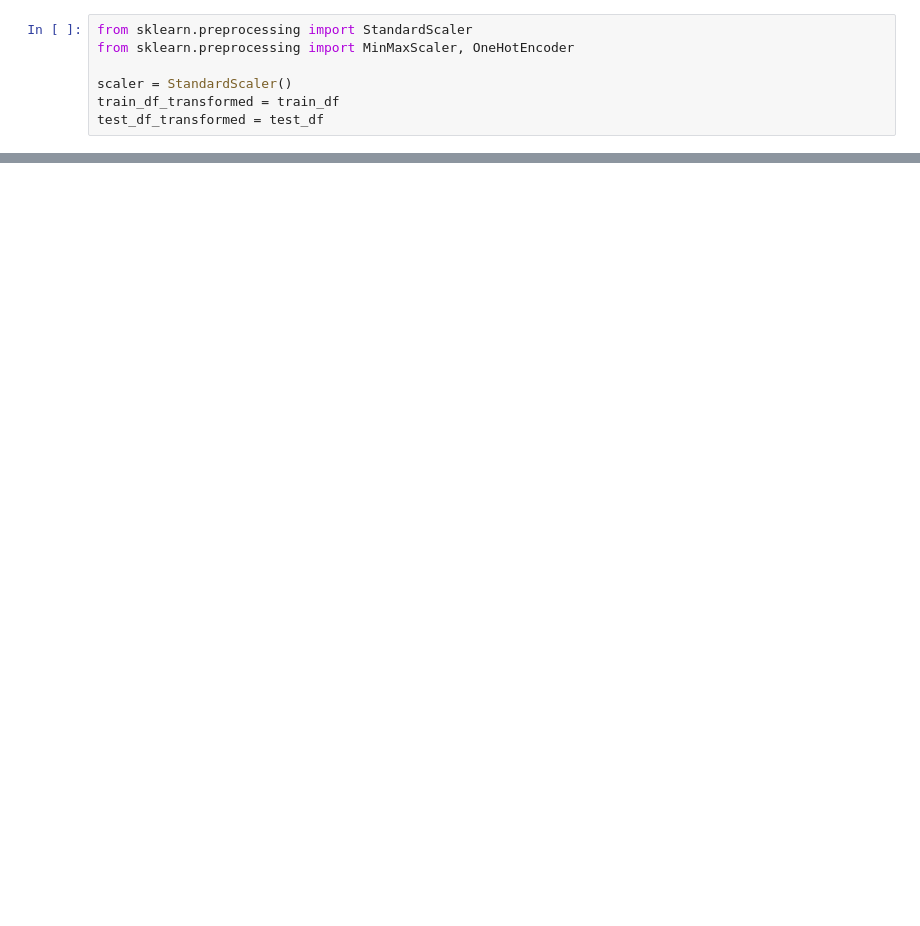
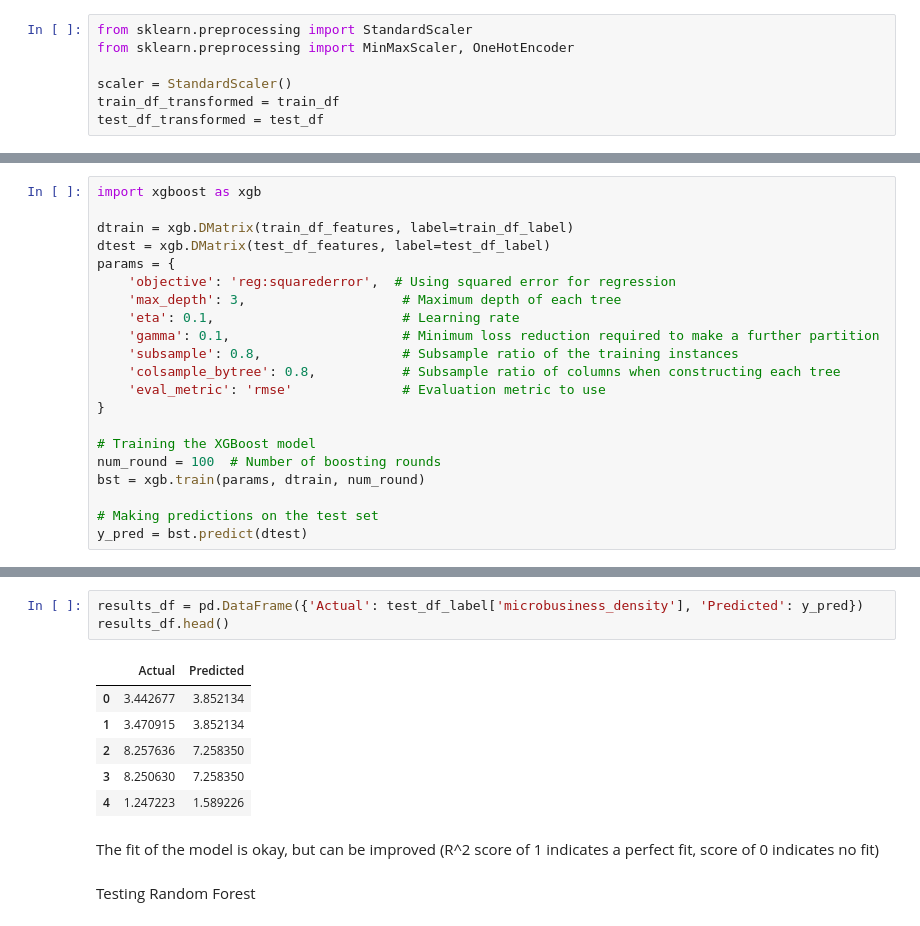
Before and after one commit to ZacharySoo01/I320D_AppliedML_Project, a Jupyter notebook: Microbusiness_Density_Forecasting.ipynb, the cells around one changed output, grey strips where cells are left out. Cells and saved outputs as stored; diff of their text form; blank space fills up the shorter version.

```diff
--- a/Microbusiness_Density_Forecasting.ipynb
+++ b/Microbusiness_Density_Forecasting.ipynb
@@ -443,0 +463,21 @@ test_df_label.head(5)
+# %%
+import xgboost as xgb
+
+dtrain = xgb.DMatrix(train_df_features, label=train_df_label)
+dtest = xgb.DMatrix(test_df_features, label=test_df_label)
+params = {
+    'objective': 'reg:squarederror',  # Using squared error for regression
+    'max_depth': 3,                    # Maximum depth of each tree
+    'eta': 0.1,                        # Learning rate
+    'gamma': 0.1,                      # Minimum loss reduction required to make a further partition
+    'subsample': 0.8,                  # Subsample ratio of the training instances
+    'colsample_bytree': 0.8,           # Subsample ratio of columns when constructing each tree
+    'eval_metric': 'rmse'              # Evaluation metric to use
+}
+
+# Training the XGBoost model
+num_round = 100  # Number of boosting rounds
+bst = xgb.train(params, dtrain, num_round)
+
+# Making predictions on the test set
+y_pred = bst.predict(dtest)
@@ -443,0 +507,15 @@ test_df_label.head(5)
+# %%
+results_df = pd.DataFrame({'Actual': test_df_label['microbusiness_density'], 'Predicted': y_pred})
+results_df.head()
+# %% [output]
+|  | Actual | Predicted |
+| 0 | 3.442677 | 3.852134 |
+| 1 | 3.470915 | 3.852134 |
+| 2 | 8.257636 | 7.258350 |
+| 3 | 8.250630 | 7.258350 |
+| 4 | 1.247223 | 1.589226 |
+# %% [markdown]
+The fit of the model is okay, but can be improved (R^2 score of 1 indicates a
+perfect fit, score of 0 indicates no fit)
+# %% [markdown]
+Testing Random Forest
```
Also changed, not shown: parts of 23 cells of this notebook.
